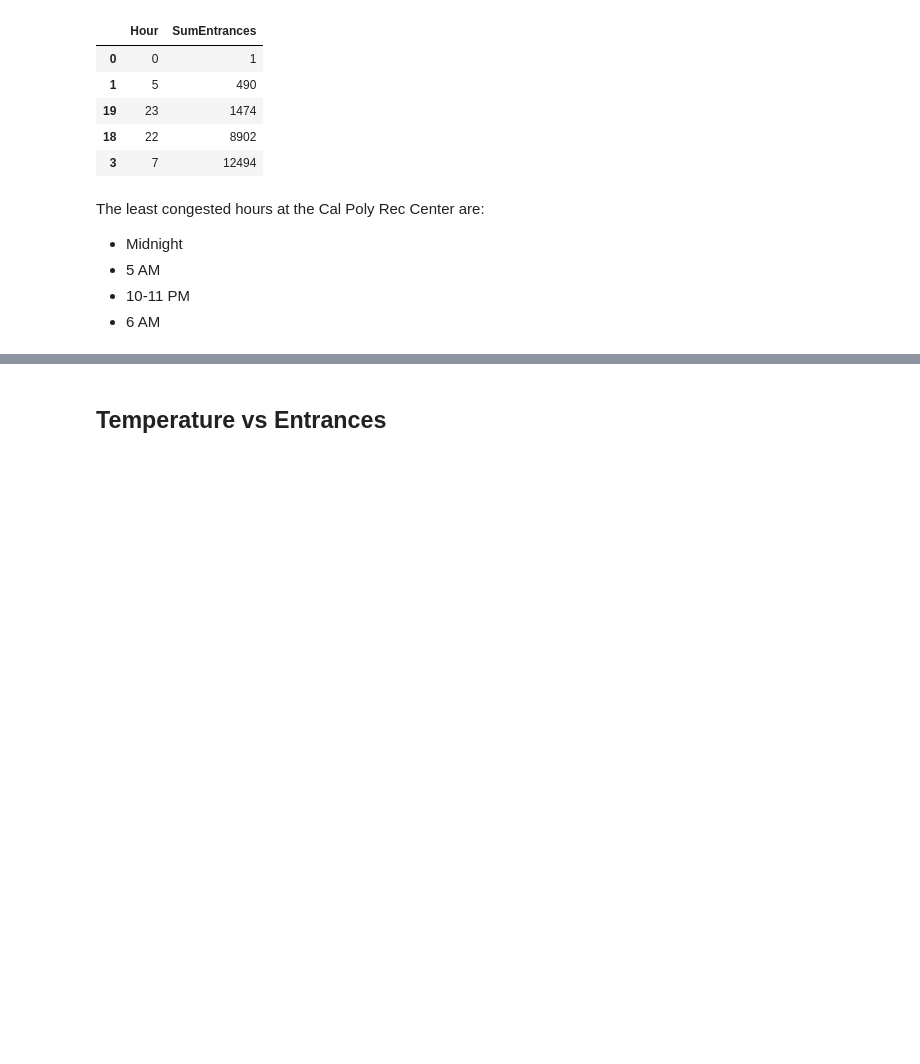
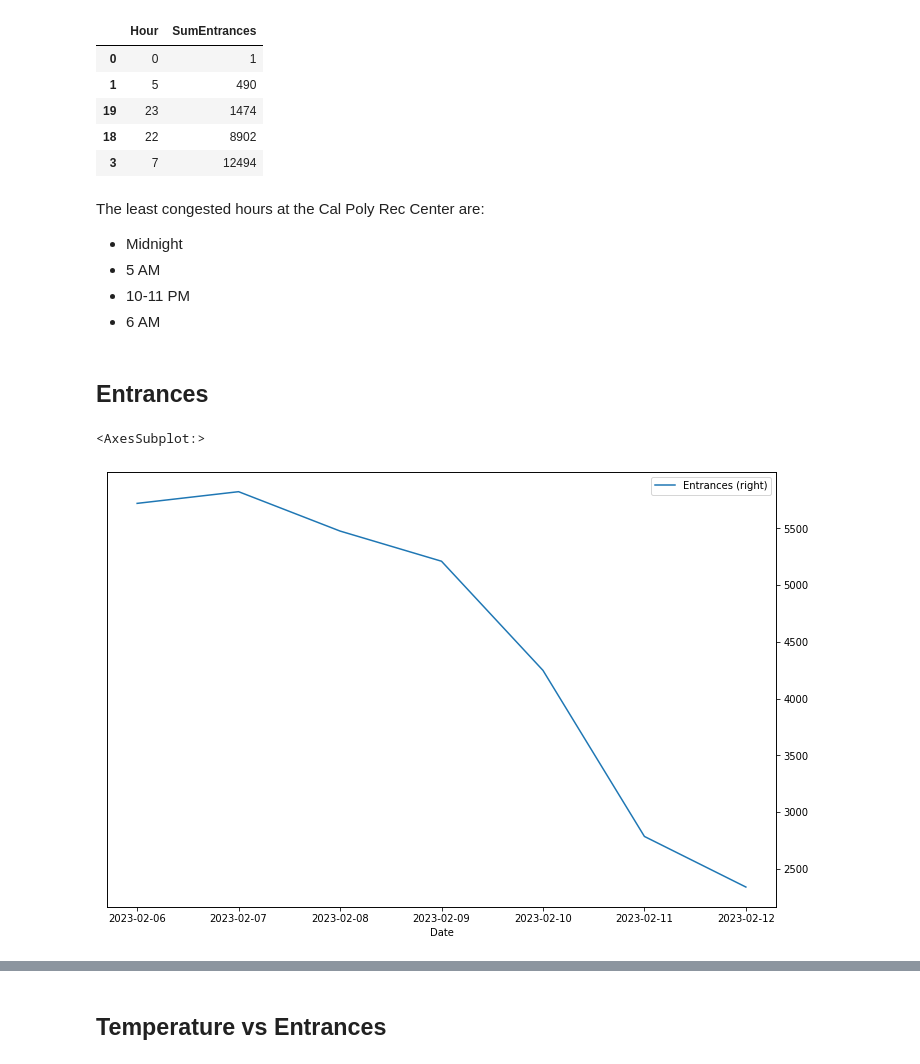
Before and after one commit to athenakkst/Rec-Center-and-Weather-Analysis, a Jupyter notebook: V2_of_CP_Rec_Center_Weather.ipynb, the cells around one changed output, grey strips where cells are left out. Drawn from its saved outputs; the diff is of its cells as text; code cells hidden in the pictures; blank space fills up the shorter version.

```diff
--- a/V2_of_CP_Rec_Center_Weather.ipynb
+++ b/V2_of_CP_Rec_Center_Weather.ipynb
@@ -420,3 +423,15 @@ The least congested hours at the Cal Poly Rec Center are:
 *   5 AM
 *   10-11 PM
 *   6 AM
+# %% [markdown]
+## **Entrances**
+# %%
+# One Week Daily
+temp_merged_daily = merged_daily
+temp_merged_daily = temp_merged_daily[temp_merged_daily['Date'].isin(['2023-02-06', '2023-02-07', '2023-02-08', '2023-02-09', '2023-02-10', '2023-02-11', '2023-02-12'])]
+
+fig, ax = plt.subplots(figsize=(12, 8))
+temp_merged_daily.plot(x = 'Date', y = 'Entrances', ax = ax, secondary_y = True)
+# %% [output]
+<AxesSubplot:>
+[figure, added]
```
Also changed, not shown: parts of 3 cells of this notebook.
